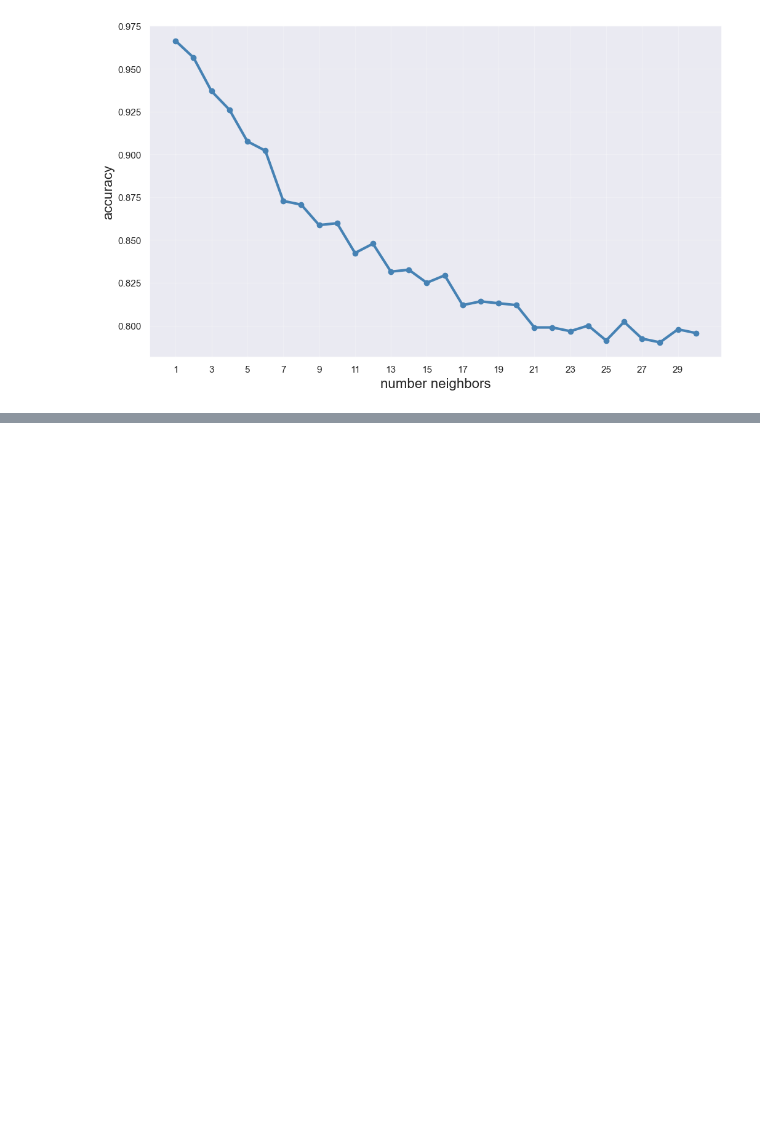
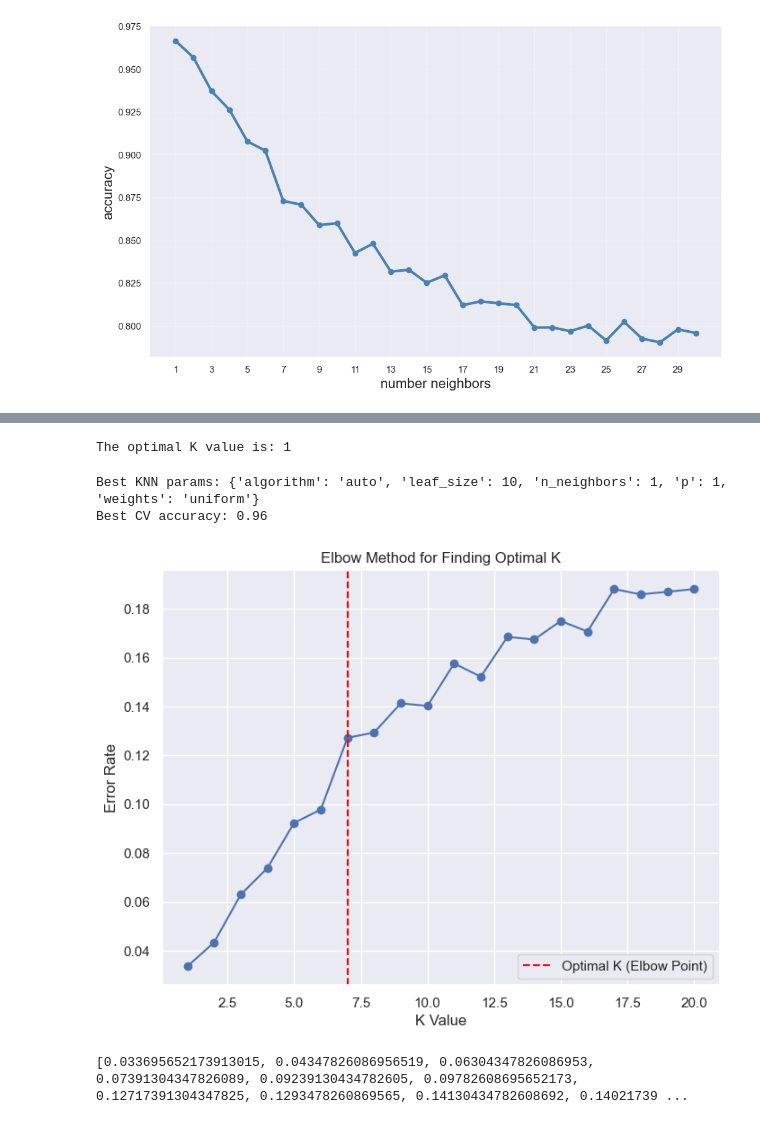
Before and after one commit to nicholasdoerksen/Supervised-Learning-Project, a Jupyter notebook: Final Project.ipynb, the cells around one changed output, grey strips where cells are left out. Cells and saved outputs as stored; diff of their text form; code cells hidden in the pictures; blank space fills up the shorter version.

```diff
--- a/Final Project.ipynb
+++ b/Final Project.ipynb
@@ -397,0 +422,63 @@ Images are often in various formats as can be seen above. Cancer (1) is in .jpg,
+# %%
+knn = KNeighborsClassifier()
+param_grid = {'n_neighbors': range(1, 21)}
+
+grid_search = GridSearchCV(knn, param_grid, cv=5)
+grid_search.fit(X_train, y_train)
+
+optimal_k = grid_search.best_params_['n_neighbors']
+print(f"The optimal K value is: {optimal_k}")
+# %% [output]
+The optimal K value is: 1
+# %%
+from sklearn.model_selection import GridSearchCV
+from sklearn.neighbors import KNeighborsClassifier
+
+param_grid = {
+    'weights': ['uniform', 'distance'],
+    'algorithm': ['auto', 'ball_tree', 'kd_tree', 'brute'],
+    'leaf_size': [10, 20, 30, 40, 50],
+    'p': [1, 2],  # 1=Manhattan, 2=Euclidean
+    'n_neighbors': [1,2,3,4,5,6,7,8,9,10]
+}
+
+knn = KNeighborsClassifier()
+grid = GridSearchCV(knn, param_grid, cv=5, scoring=sensitivity_scorer, n_jobs=-1)
+grid.fit(X_train, y_train)
+
+print("Best KNN params:", grid.best_params_)
+print("Best CV accuracy: {:.2f}".format(grid.best_score_))
+# %% [output]
+Best KNN params: {'algorithm': 'auto', 'leaf_size': 10, 'n_neighbors': 1, 'p': 1, 'weights': 'uniform'}
+Best CV accuracy: 0.96
+# %%
+import numpy as np
+import matplotlib.pyplot as plt
+from sklearn.model_selection import train_test_split
+from sklearn.neighbors import KNeighborsClassifier
+from sklearn.datasets import load_iris
+from sklearn.metrics import accuracy_score
+
+
+k_values = range(1, 21)
+error_rates = []
+
+for k in k_values:
+    knn = KNeighborsClassifier(n_neighbors=k)
+    knn.fit(X_train, y_train)
+    y_pred = knn.predict(X_test)
+    error_rate = 1 - accuracy_score(y_test, y_pred)
+    error_rates.append(error_rate)
+
+plt.figure(figsize=(8, 6))
+plt.plot(k_values, error_rates, marker='o')
+plt.xlabel('K Value')
+plt.ylabel('Error Rate')
+plt.title('Elbow Method for Finding Optimal K')
+plt.axvline(x=7, linestyle='--', color='red', label="Optimal K (Elbow Point)")
+plt.legend()
+plt.show()
+print(error_rates)
+# %% [output]
+[figure, added]
+[0.033695652173913015, 0.04347826086956519, 0.06304347826086953, 0.07391304347826089, 0.09239130434782605, 0.09782608695652173, 0.12717391304347825, 0.1293478260869565, 0.14130434782608692, 0.14021739 ...
```
Also changed, not shown: parts of 27 cells of this notebook.
